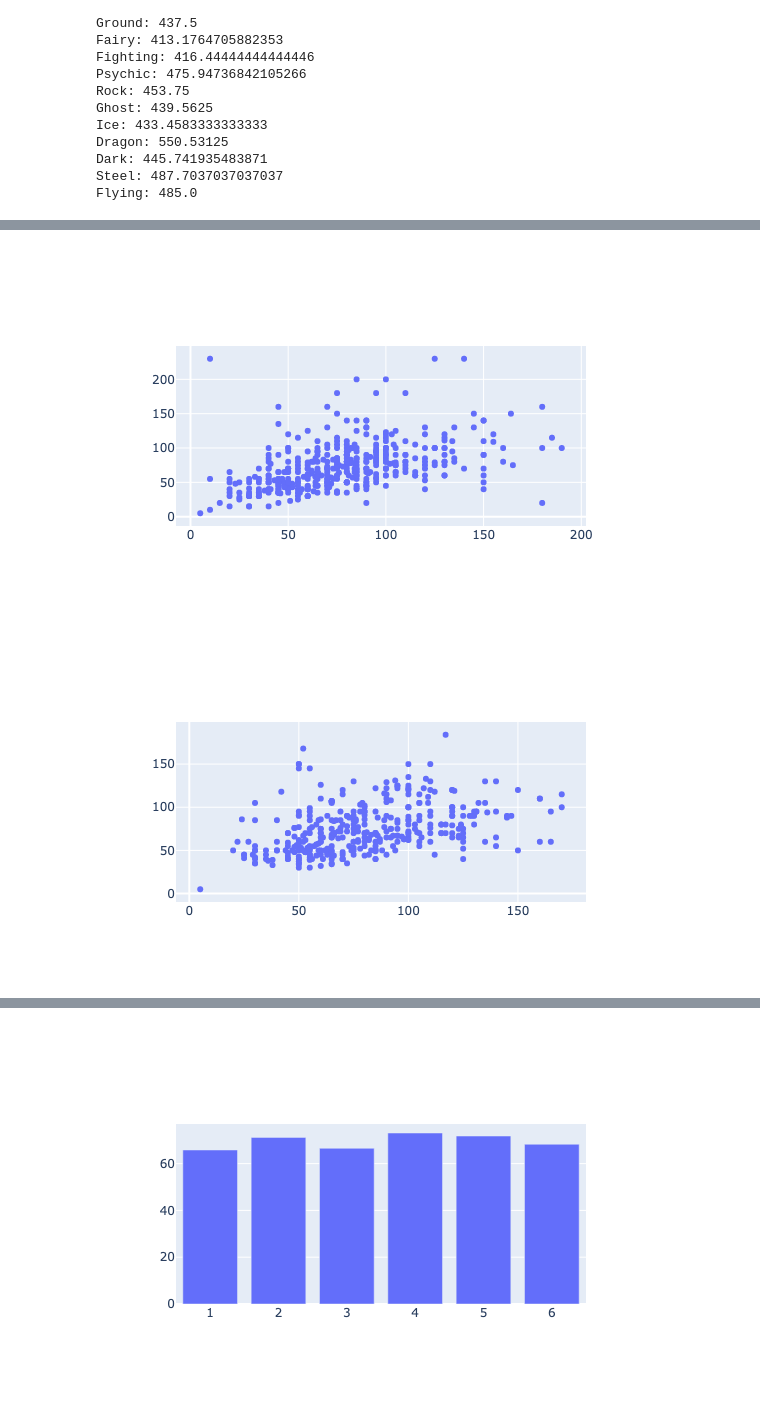
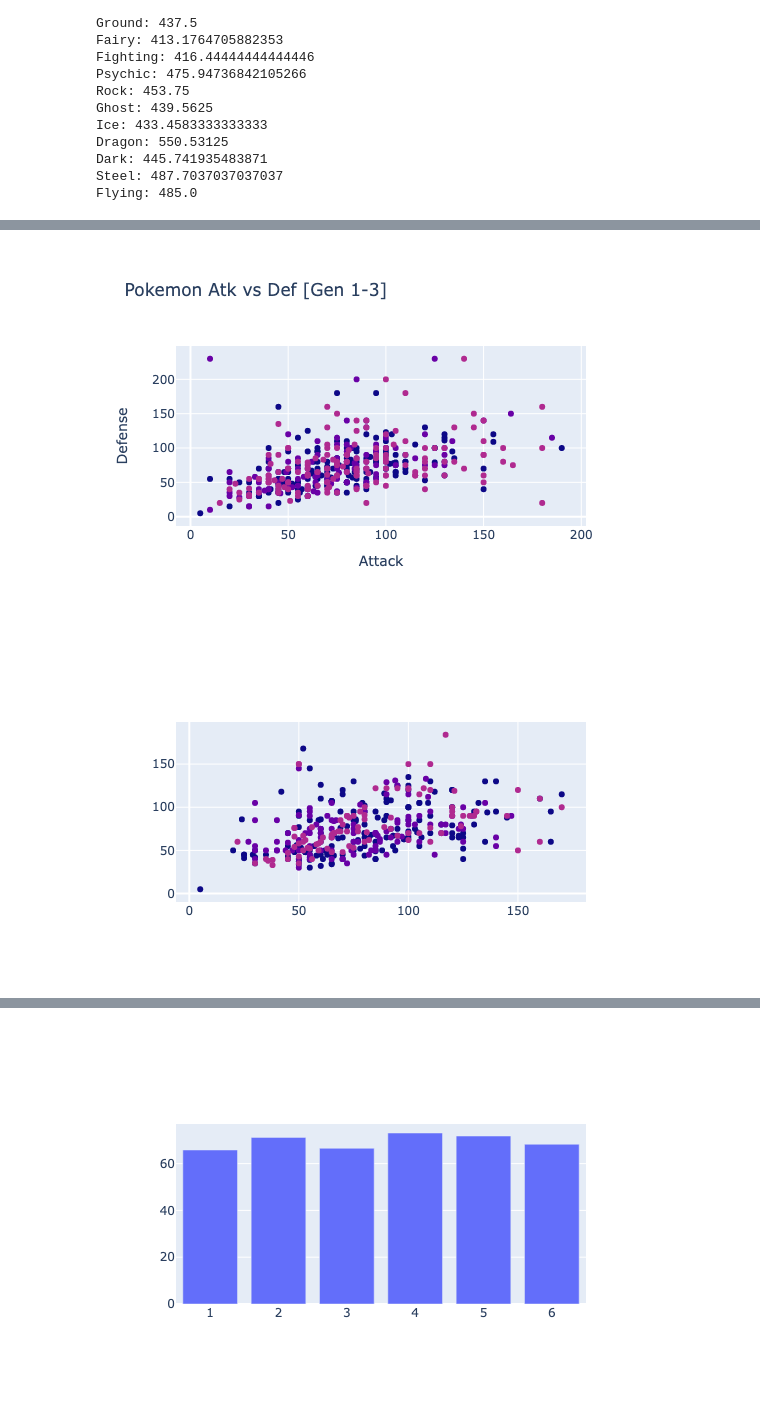
Before and after one commit to mlee111/project-8, a Jupyter notebook: Exploration.ipynb, the cells around one changed output, grey strips where cells are left out. Cells and saved outputs as stored; diff of their text form; code cells hidden in the pictures.

```diff
--- a/Exploration.ipynb
+++ b/Exploration.ipynb
@@ -100,26 +101,48 @@ Flying: 485.0
 # %%
 # Attack/defense of first 3 generations
 scatter = go.Scatter(
     x = df[df['Generation'] < 4]['Attack'],
     y = df[df['Generation'] < 4]['Defense'],
-    mode='markers'
+    mode='markers',
+    text=df.Name,
+    marker=dict(
+        color=df['Generation'],
+    ),
+    hoverinfo='text',
 )
-fig = go.Figure(data=scatter);
+layout = go.Layout(
+    title='Pokemon Atk vs Def [Gen 1-3]',
+    xaxis_title='Attack',
+    yaxis_title='Defense',
+
+)
+fig = go.Figure(data=scatter, layout=layout);
 fig.show()
 # %% [output]
 [interactive output not drawn]
-[figure, old version]
+[figure, new version]
 # %%
 # Attack/defense of generations 4-6
 scatter = go.Scatter(
     x = df[df['Generation'] >= 4]['Attack'],
     y = df[df['Generation'] >= 4]['Defense'],
-    mode='markers'
+    mode='markers',
+    text=df.Name,
+    marker=dict(
+        color=df['Generation'],
+    ),
+    hoverinfo='text',
+)
+layout = go.Layout(
+    title='Pokemon Atk vs Def [Gen 1-3]',
+    xaxis_title='Attack',
+    yaxis_title='Defense',
+
 )
 fig2 = go.Figure(data=scatter);
 fig2.show()
 # %% [output]
-[figure, old version]
+[figure, new version]
 # %%
 # Get the legendary pokemon
 legendaries = df[df['Legendary'] == True]
```
Also changed, not shown: parts of 1 cell of this notebook, 1 other file.
